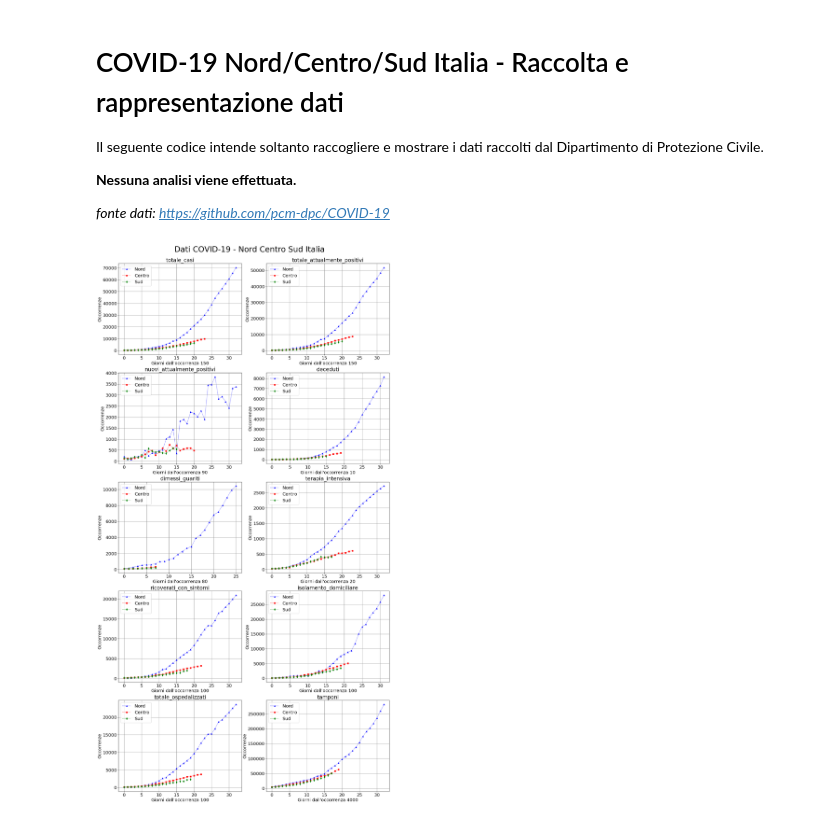
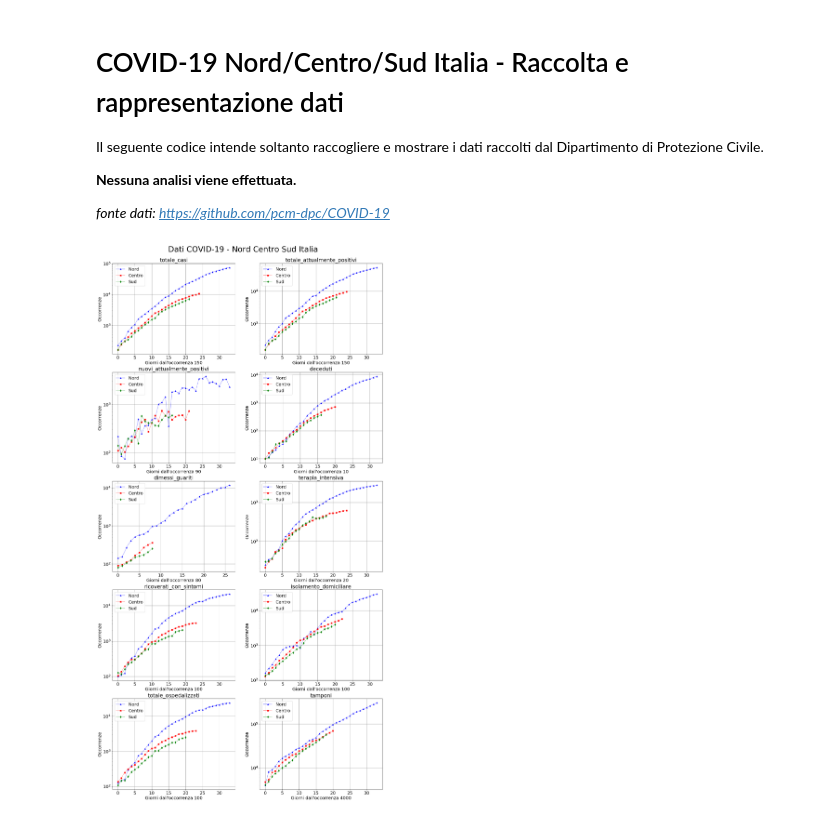
Before and after one commit to baggianato/Covid19, a Jupyter notebook: NCS-COVID19.ipynb, the cells around one changed output. Cells and saved outputs as stored; diff of their text form; code cells hidden in the pictures.

```diff
--- a/NCS-COVID19.ipynb
+++ b/NCS-COVID19.ipynb
@@ -70,32 +70,32 @@ while a<len(dato):
                 inn+=1
         tempon=np.arange(len(occo_nord[inn:]))
 
 
         inc=0
         while inc < len(occo_centro) and occo_centro[inc] < taglio[a-1]:
                 inc+=1
         tempoc=np.arange(len(occo_centro[inc:]))
 
 
         ins=0
         while ins < len(occo_sud) and occo_sud[ins]<taglio[a-1]:
                 ins+=1
         tempos=np.arange(len(occo_sud[ins:]))
 
         pylab.rc('font', size=18)
         pylab.subplot(5, 2, a)
         pylab.title('%s' % dato[a-1])
         pylab.xlabel('Giorni dall\'occorrenza %d' % taglio[a-1])
         pylab.ylabel('Occorrenze')
-        #pylab.yscale('log')
+        pylab.yscale('log')
         pylab.grid(color='gray')
 
         pylab.plot(tempon, occo_nord[inn:], marker='^', linestyle=':', color='b', label='Nord')
         pylab.plot(tempoc, occo_centro[inc:], marker='s', linestyle=':', color='r', label='Centro')
         pylab.plot(tempos, occo_sud[ins:], marker='d', linestyle=':', color='g', label='Sud')
 
         pylab.legend()
 
         a=a+1
 # %% [output]
-[figure, old version]
+[figure, new version]
```
Also changed, not shown: 2 other files.
